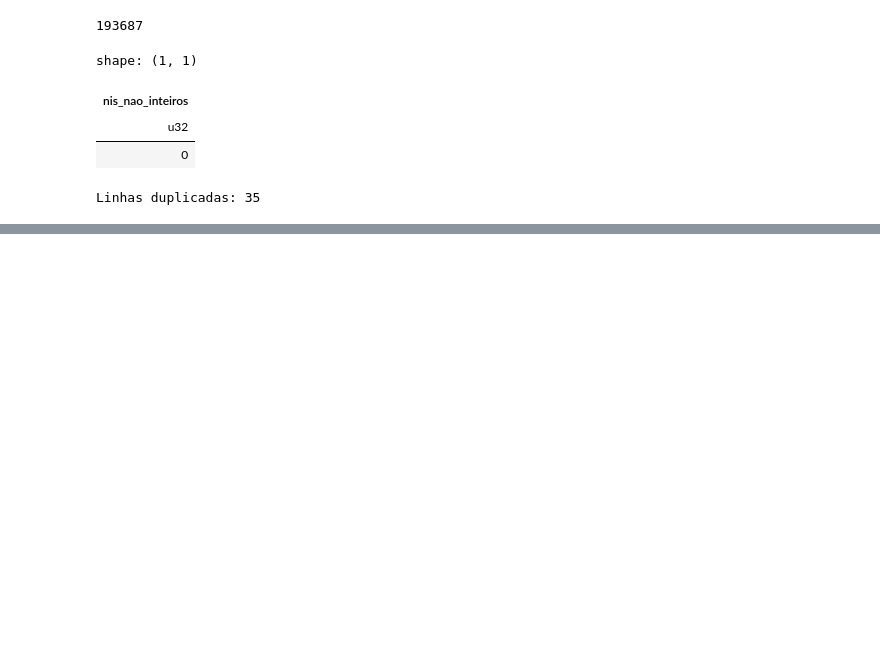
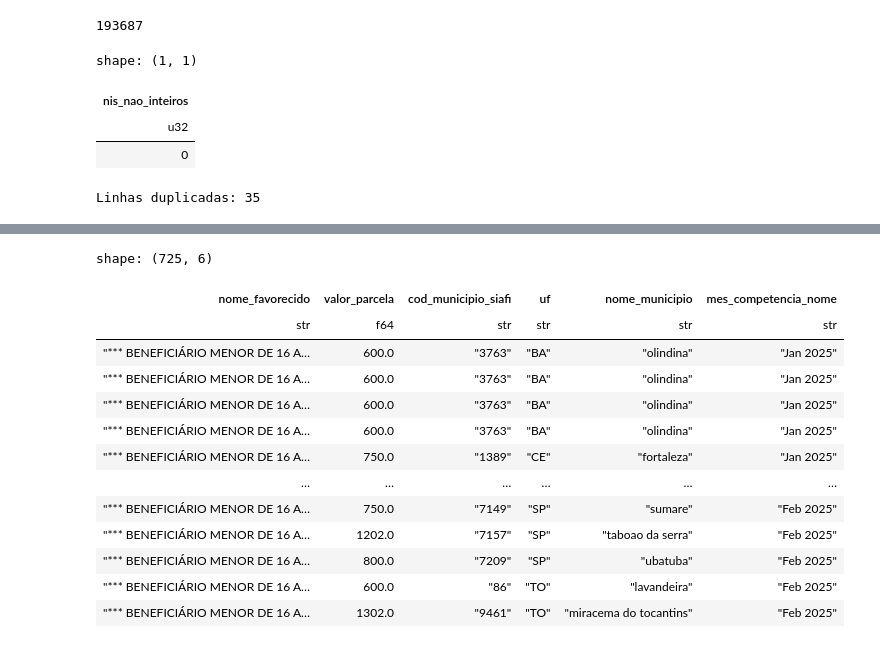
Before and after one commit to Andrerod15/treinamentos-conteudo, a Jupyter notebook: bolsafamilia.ipynb, the cells around one changed output, grey strips where cells are left out. Saved outputs shown, nothing was run; the diff lists cells and outputs as text; code cells hidden in the pictures; blank space fills up the shorter version.

```diff
--- a/bolsafamilia.ipynb
+++ b/bolsafamilia.ipynb
@@ -221,0 +446,26 @@ TypeError: DataFrame.is_duplicated() got an unexpected keyword argument 'keep'
+# %%
+#buscando somente o beneficiário do outlier acima:
+
+df_bolsapl.filter(pl.col("nis_favorecido").is_null()).select([
+    "nome_favorecido",
+    "valor_parcela",
+    "cod_municipio_siafi",
+    "uf",
+    "nome_municipio",
+    "mes_competencia_nome"
+])
+# %% [output]
+shape: (725, 6)
+| nome_favorecido | valor_parcela | cod_municipio_siafi | uf | nome_municipio | mes_competencia_nome |
+| str | f64 | str | str | str | str |
+| "*** BENEFICIÁRIO MENOR DE 16 A… | 600.0 | "3763" | "BA" | "olindina" | "Jan 2025" |
+| "*** BENEFICIÁRIO MENOR DE 16 A… | 600.0 | "3763" | "BA" | "olindina" | "Jan 2025" |
+| "*** BENEFICIÁRIO MENOR DE 16 A… | 600.0 | "3763" | "BA" | "olindina" | "Jan 2025" |
+| "*** BENEFICIÁRIO MENOR DE 16 A… | 600.0 | "3763" | "BA" | "olindina" | "Jan 2025" |
+| "*** BENEFICIÁRIO MENOR DE 16 A… | 750.0 | "1389" | "CE" | "fortaleza" | "Jan 2025" |
+| … | … | … | … | … | … |
+| "*** BENEFICIÁRIO MENOR DE 16 A… | 750.0 | "7149" | "SP" | "sumare" | "Feb 2025" |
+| "*** BENEFICIÁRIO MENOR DE 16 A… | 1202.0 | "7157" | "SP" | "taboao da serra" | "Feb 2025" |
+| "*** BENEFICIÁRIO MENOR DE 16 A… | 800.0 | "7209" | "SP" | "ubatuba" | "Feb 2025" |
+| "*** BENEFICIÁRIO MENOR DE 16 A… | 600.0 | "86" | "TO" | "lavandeira" | "Feb 2025" |
+| "*** BENEFICIÁRIO MENOR DE 16 A… | 1302.0 | "9461" | "TO" | "miracema do tocantins" | "Feb 2025" |
```
Also changed, not shown: parts of 23 cells of this notebook, 1 other file.
